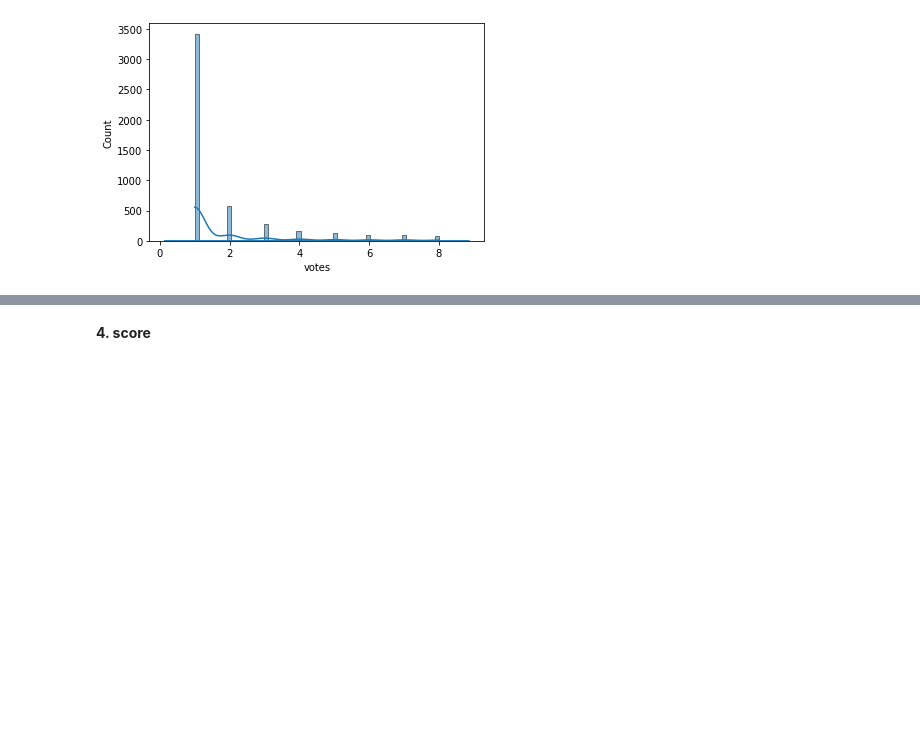
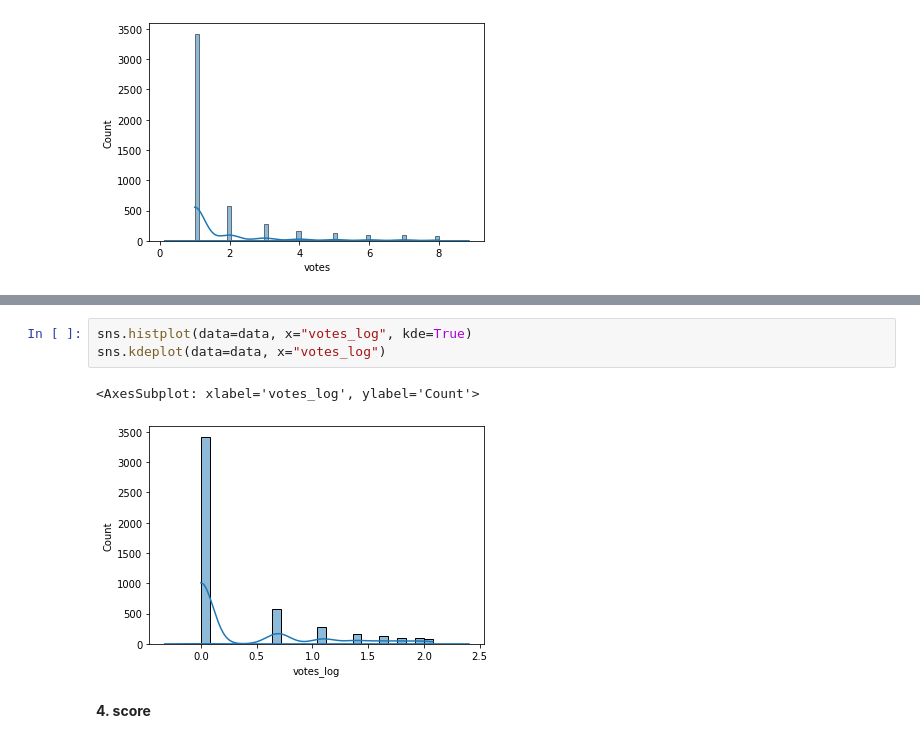
Before and after one commit to chandru1003/Data--Projects, a Jupyter notebook: Web scraping/Goodreads/Goodreads Web-Scraping.ipynb, the cells around one changed output, grey strips where cells are left out. Cells and saved outputs as stored; diff of their text form; blank space fills up the shorter version.

```diff
--- a/Web scraping/Goodreads/Goodreads Web-Scraping.ipynb
+++ b/Web scraping/Goodreads/Goodreads Web-Scraping.ipynb
@@ -577,3 +657,9 @@ sns.kdeplot(data=data, x="votes")
+# %%
+sns.histplot(data=data, x="votes_log", kde=True)
+sns.kdeplot(data=data, x="votes_log")
+# %% [output]
+<AxesSubplot: xlabel='votes_log', ylabel='Count'>
+[figure, added]
 # %% [markdown]
 **4. score**
 # %%
```
Also changed, not shown: parts of 13 cells of this notebook.
